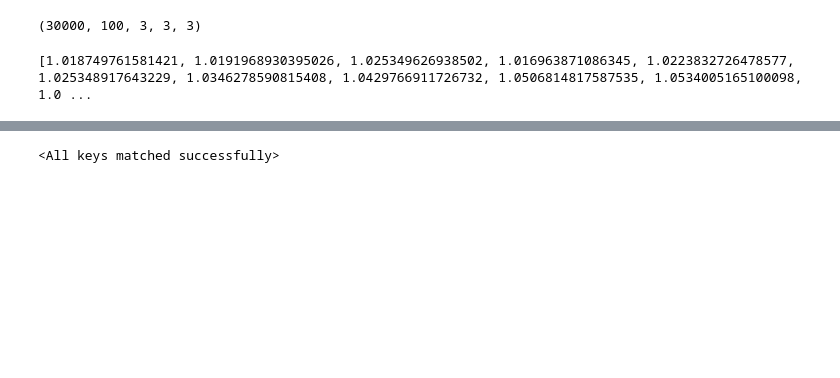
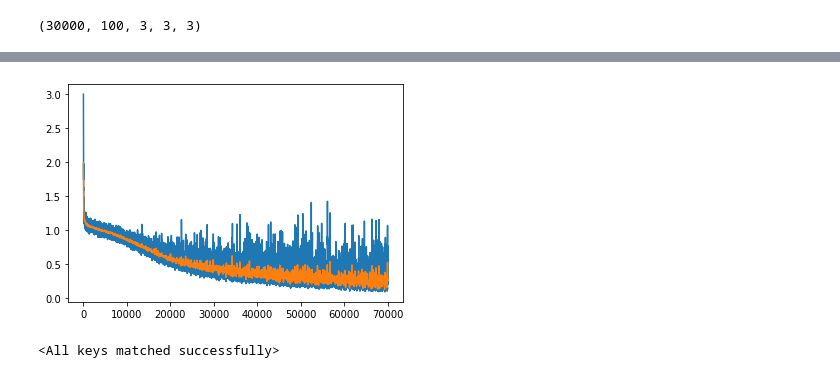
Before and after one commit to nih23/deepFibreTracking, a Jupyter notebook: examples/train-toyground-Pia.ipynb, the cells around one changed output, grey strips where cells are left out. Drawn from its saved outputs; the diff is of its cells as text; code cells hidden in the pictures; blank space fills up the shorter version.

```diff
--- a/examples/train-toyground-Pia.ipynb
+++ b/examples/train-toyground-Pia.ipynb
@@ -274,0 +291,5 @@ tensor(0) 1.0
+# %%
+best_action, distance = get_best_action(state, env)
+print(best_action)
+next_state, reward, terminal, _ = env.step(best_action)
+all_states.append(next_state.getCoordinate())
@@ -282,3 +321,7 @@ print(best_action)
 tensor([82.4722, 35.6822, 79.8644], dtype=torch.float64) tensor([82.3763, 35.7140, 79.7998])
 Defi stopped at/close to the terminal state!
 tensor(18)
+# %%
+state = env.reset(streamline_index=0)
+state, _, _, _ = env.step(11)
+print(env.l2_distance)
@@ -670,20 +346,20 @@ agent = Agent(n_actions=n_actions, inp_size=state.shape, device=device, hidden=1
 
 overall_runs = 0
 overall_reward = []
-for overall_runs in trange(15):
+for overall_runs in trange(5):
     state = env.reset(streamline_index=overall_runs)
     #episode_step_counter = 0
     episode_reward = 0
     terminal = False
     #print("New run")
     #print(env.stepCounter, state.getCoordinate().numpy())
-    for i in range(1000):#while not terminal:
+    while not terminal:
         #print(env.stepCounter)
         #if np.random.rand(1) < 0.1:
         #    action = np.random.randint(0, n_actions)
         #else:
         action, _ = get_best_action(state,env)
-        next_state, reward, terminal = env.step(action)
+        next_state, reward, terminal, _ = env.step(action)
 
         #terminal = False
 
@@ -866,15 +596,16 @@ for i in trange(200000):
 # %%
 #### Supervised learning on perfect memory --> worked
 
-state = env.reset().getValue()
-agent_learn = Agent(n_actions=n_actions, inp_size=state.shape, device=device, hidden=10, gamma=0.99, agent_history_length=agent_history_length, memory_size=replay_memory_size, batch_size=64, learning_rate=0.00001)
-#losses = []
-for i in trange(5000):
+#state = env.reset().getValue()
+#agent_learn = Agent(n_actions=n_actions, inp_size=state.shape, device=device, hidden=10, gamma=0.99, agent_history_length=agent_history_length, memory_size=replay_memory_size, batch_size=64, learning_rate=0.00001)
+
+agent.optimizer = torch.optim.Adam(agent.main_dqn.parameters(), 0.0001) # optional --> change optimizer and/or lr
+losses = []
+for i in trange(70000):
     states, actions, _, _, _ = agent.replay_memory.get_minibatch()
 
     states = torch.FloatTensor(states).to(agent.device)
     actions = torch.LongTensor(actions).to(agent.device)
-
     predicted_q = agent.main_dqn(states)
     loss = torch.nn.functional.cross_entropy(predicted_q, actions)
     #print(loss.item())
@@ -886,13 +617,11 @@ for i in trange(5000):
 mean_losses = []
 for i in range(len(losses)):
     mean_losses.append(np.mean(losses[i:i+99]))
-print(mean_losses[-20:])
+#print(mean_losses[-20:])
-# %% [output]
-[1.018749761581421, 1.0191968930395026, 1.025349626938502, 1.016963871086345, 1.0223832726478577, 1.025348917643229, 1.0346278590815408, 1.0429766911726732, 1.0506814817587535, 1.0534005165100098, 1.0 ...
 # %%
 import matplotlib.pyplot as plt
 fig, ax = plt.subplots()
 ax.plot(range(len(losses[:])), losses[:])
-#ax.plot(range(len(losses[:])), mean_losses[:])
+ax.plot(range(len(losses[:])), mean_losses[:])
 plt.show()
 # %% [output]
@@ -901,3 +628,4 @@ plt.show()
+[figure, added]
 # %%
 agent.target_dqn.load_state_dict(agent.main_dqn.state_dict())
 # %% [output]
```
Also changed, not shown: parts of 21 cells of this notebook, 1 other file.
